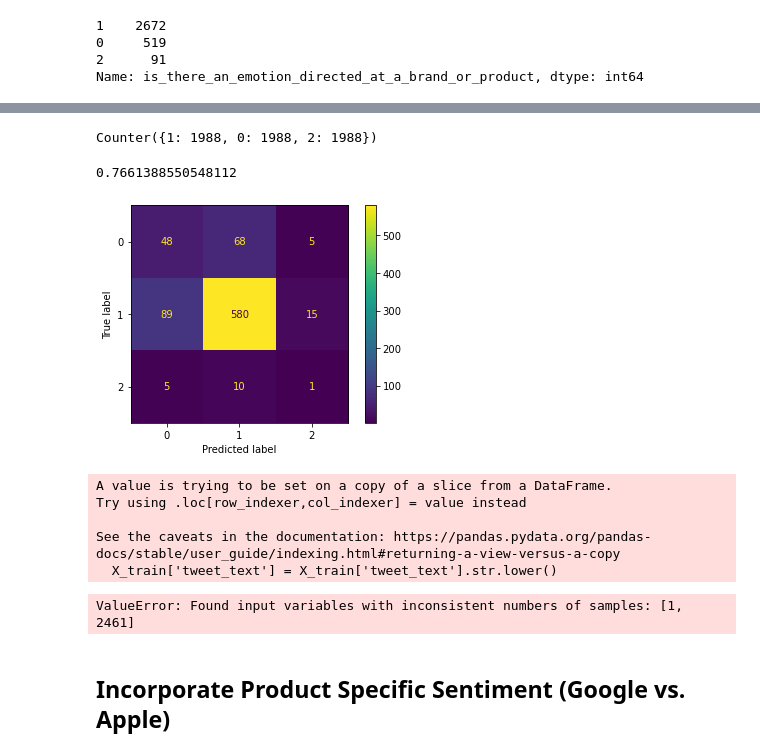
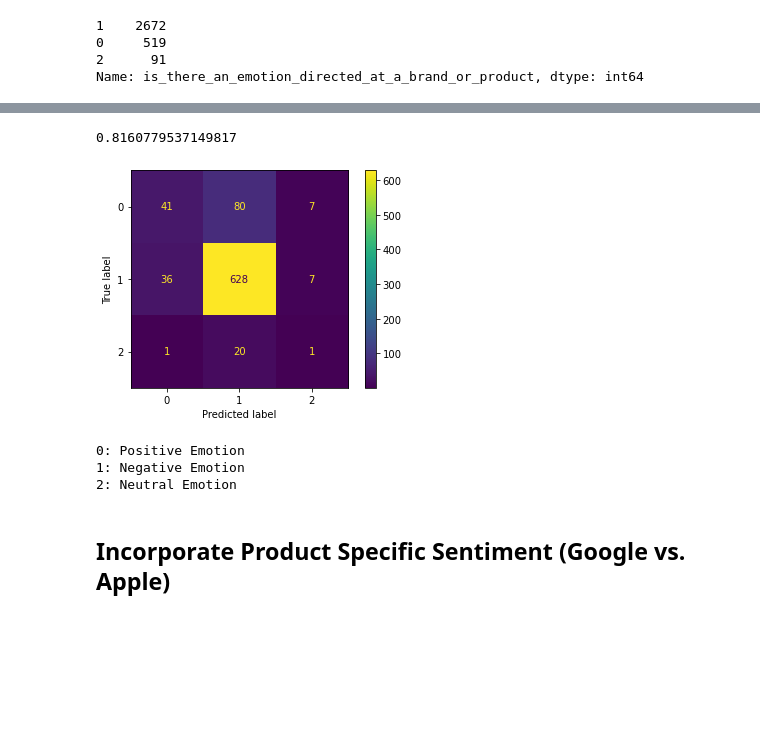
Before and after one commit to mitchellren123/Twitter-NLP-Sentiment, a Jupyter notebook: Twitter-NLP.ipynb, the cells around one changed output, grey strips where cells are left out. Saved outputs shown, nothing was run; the diff lists cells and outputs as text; code cells hidden in the pictures; blank space fills up the shorter version.

Commit message:
Modeling Completed

```diff
--- a/Twitter-NLP.ipynb
+++ b/Twitter-NLP.ipynb
@@ -558,10 +542,0 @@ As we can see, incorporating Bigrams improved model performance significantly on
-# %%
-from imblearn.pipeline import make_pipeline
-
-smote = SMOTE(random_state=0)
-nb = GaussianNB()
-
-model = make_pipeline(smote, nb)
-
-model.fit(X_train_tf, y_train)
-model.score(X_test_tf, y_test)
@@ -600,60 +582,13 @@ X_train_ros, y_train_ros = ROS.fit_resample(X_train_tf, y_train)
-# %%
-Counter(y_train_ros)
-# %% [output]
-Counter({1: 1988, 0: 1988, 2: 1988})
-# %%
-nb = GaussianNB()
-nb.fit(X_train_ros, y_train_ros)
-y_preds = nb.predict(X_test_tf)
-
-print(accuracy_score(y_test, y_preds))
-
-cm = confusion_matrix(y_test, y_preds, labels = nb.classes_)
-disp = ConfusionMatrixDisplay(confusion_matrix=cm,
-                              display_labels=nb.classes_)
-disp.plot()
-plt.show()
-# %% [output]
-0.7661388550548112
-[figure, removed]
-# %%
-def process(df):
-    X = pd.DataFrame(df['tweet_text'])
-    y = pd.DataFrame(df['is_there_an_emotion_directed_at_a_brand_or_product'])
-    X_train, X_test, y_train, y_test = train_test_split(X, y, test_size=0.25)
-    X_train['tweet_text'] = X_train['tweet_text'].str.lower()
-    tfidf = TfidfVectorizer(max_features = 20)
-    X_train_vectorized = tfidf.fit_transform(X_train['tweet_text'])
-    pd.DataFrame.sparse.from_spmatrix(X_train_vectorized, columns=tfidf.get_feature_names())
-
-    vectorizer = TfidfVectorizer(stop_words=stemmed_stopwords, ngram_range = (1,2))
-    vectorizer.fit(X_train)
-    X_train_tf = vectorizer.transform(X_train)
-    X_train_tf = X_train_tf.toarray()
-    X_test_tf = vectorizer.transform(X_test)
-    X_test_tf = X_test_tf.toarray()
-    ROS = RandomOverSampler(sampling_strategy = 'auto')
-    X_train_ros, y_train_ros = ROS.fit_resample(X_train_tf, y_train)
-
-    nb = GaussianNB()
-    nb.fit(X_train_ros, y_train_ros)
-    y_preds = nb.predict(X_test_tf)
-
-    print(accuracy_score(y_test, y_preds))
-
-    cm = confusion_matrix(y_test, y_preds, labels = nb.classes_)
-    disp = ConfusionMatrixDisplay(confusion_matrix=cm,
-                              display_labels=nb.classes_)
-    disp.plot()
-    plt.show()
-# %%
-process(df_neutral_nonulls)
-# %% [output]
-A value is trying to be set on a copy of a slice from a DataFrame.
-Try using .loc[row_indexer,col_indexer] = value instead
-
-See the caveats in the documentation: https://pandas.pydata.org/pandas-docs/stable/user_guide/indexing.html#returning-a-view-versus-a-copy
-  X_train['tweet_text'] = X_train['tweet_text'].str.lower()
-ValueError: Found input variables with inconsistent numbers of samples: [1, 2461]
+# %%
+process(X_train, X_test, y_train, y_test)
+print('0: Positive Emotion')
+print('1: Negative Emotion')
+print('2: Neutral Emotion')
+# %% [output]
+0.8160779537149817
+[figure, added]
+0: Positive Emotion
+1: Negative Emotion
+2: Neutral Emotion
 # %% [markdown]
 ## Incorporate Product Specific Sentiment (Google vs. Apple)
```
Also changed, not shown: parts of 26 cells of this notebook.
